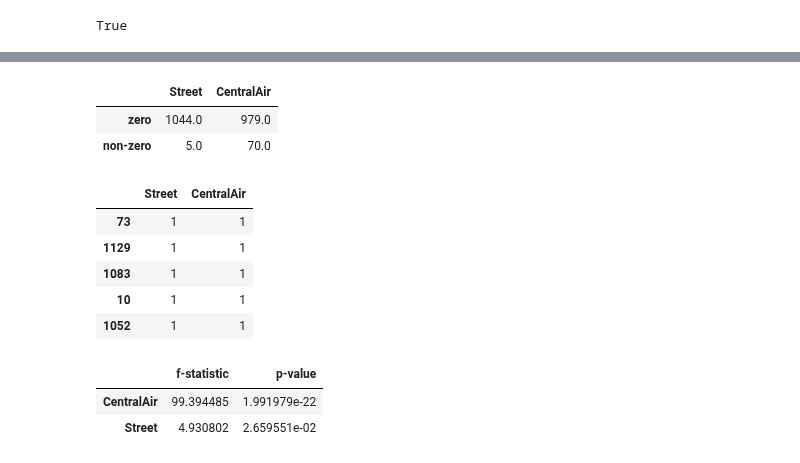
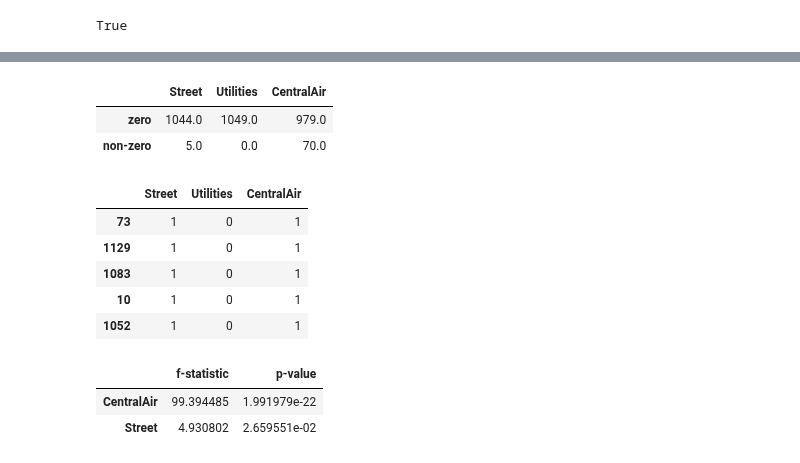
Before and after one commit to ebonnecab/mozilla-ds-project, a Jupyter notebook: analysis.ipynb, the cells around one changed output, grey strips where cells are left out. Cells and saved outputs as stored; diff of their text form; code cells hidden in the pictures.

```diff
--- a/analysis.ipynb
+++ b/analysis.ipynb
@@ -601,10 +595,3 @@ const_cols
 ((X_train[const_cols] == 'AllPub').all()).all()
 # %% [output]
 True
-# %%
-def remove_const(arr, col_name):
-    new_arr = arr[[col for col in list(arr.columns) if col != col_name]]
-    return new_arr
-
-X_train = remove_const(X_train, 'Utilities')
-X_test = remove_const(X_test, 'Utilities')
@@ -614,5 +612,7 @@ We only have two binary variables, but I'm going to go ahead and one hot encode
 # %%
 binary_cols = categorical_filter(X_train, 1, 2)
+binary_cols2 = categorical_filter(X_test, 1, 2)
 print('# of Binary Variables = {}'.format(len(binary_cols)))
+print('# of Binary Variables = {}'.format(len(binary_cols2)))
 # %% [output]
 # of Binary Variables = 2
@@ -619,4 +620,6 @@ print('# of Binary Variables = {}'.format(len(binary_cols)))
 # %%
 n_rows = len(X_train)
-X_train_binary = X_train[binary_cols]
-X_test_binary = X_test[binary_cols]
+X_train_binary = X_train[binary_cols2]
+X_test_binary = X_test[binary_cols2]
+
+X_train_binary.head()
@@ -623,28 +633,28 @@ X_test_binary = X_test[binary_cols]
 # %%
-count_nonzero = pd.DataFrame(data=np.zeros((2, len(binary_cols))), index=['zero', 'non-zero'], columns=binary_cols)
+count_nonzero = pd.DataFrame(data=np.zeros((2, len(binary_cols2))), index=['zero', 'non-zero'], columns=binary_cols2)
 
 for i in X_train_binary.columns:
     n_zero_col = X_train_binary[i].value_counts()[0]
     n_nonzero_col = n_rows - n_zero_col
     count_nonzero[i].iloc[0] = n_zero_col
     count_nonzero[i].iloc[1] = n_nonzero_col
 count_nonzero
 # %% [output]
-|  | Street | CentralAir |
-| zero | 1044.0 | 979.0 |
-| non-zero | 5.0 | 70.0 |
+|  | Street | Utilities | CentralAir |
+| zero | 1044.0 | 1049.0 | 979.0 |
+| non-zero | 5.0 | 0.0 | 70.0 |
 # %%
 enc = MultiColumnLabelEncoder()
 X_train_b_enc = enc.fit_transform(X_train_binary)
 X_test_b_enc = enc.transform(X_test_binary)
 X_train_b_enc.head()
 # %% [output]
-|  | Street | CentralAir |
-| 73 | 1 | 1 |
-| 1129 | 1 | 1 |
-| 1083 | 1 | 1 |
-| 10 | 1 | 1 |
-| 1052 | 1 | 1 |
+|  | Street | Utilities | CentralAir |
+| 73 | 1 | 0 | 1 |
+| 1129 | 1 | 0 | 1 |
+| 1083 | 1 | 0 | 1 |
+| 10 | 1 | 0 | 1 |
+| 1052 | 1 | 0 | 1 |
 # %%
 from sklearn.feature_selection import f_regression
 
```
Also changed, not shown: parts of 16 cells of this notebook.
